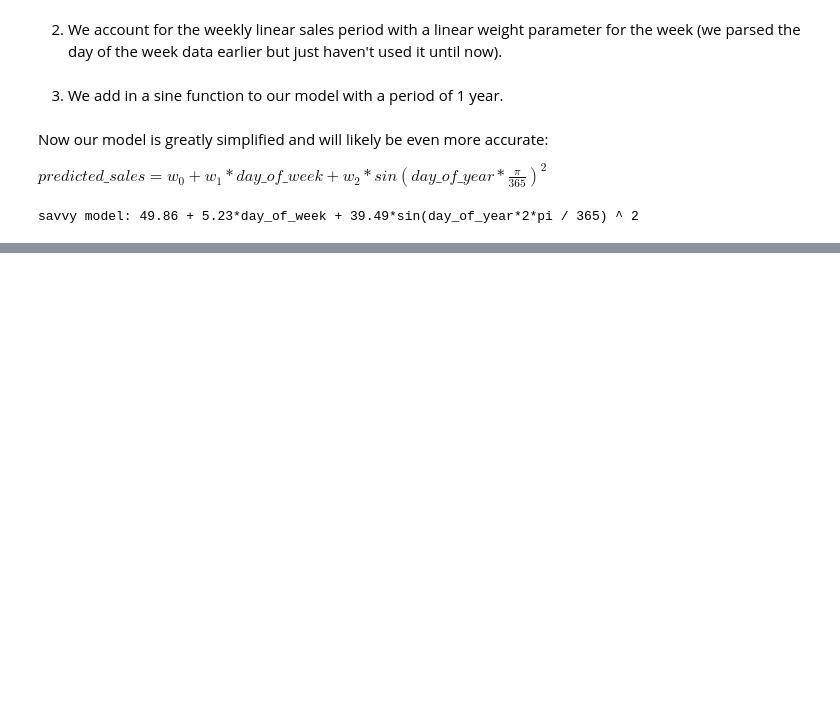
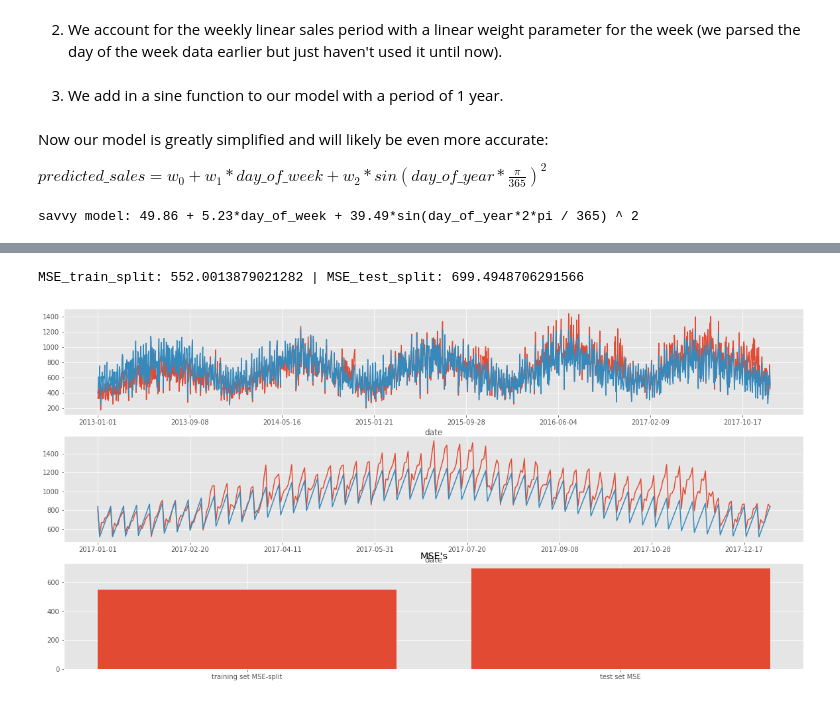
Before and after one commit to sh-biswas/demand-forecasting_Cogs109Final, a Jupyter notebook: Report.ipynb, the cells around one changed output, grey strips where cells are left out. Cells and saved outputs as stored; diff of their text form; code cells hidden in the pictures; blank space fills up the shorter version.

```diff
--- a/Report.ipynb
+++ b/Report.ipynb
@@ -377,0 +400,23 @@ MSE_train: 505.37257973988847 | MSE_test: 769.2404264098831
+# %%
+# plot the data
+fig, axs = plt.subplots(3,1, figsize=(20,10))
+train_split.groupby('date').sum()['sales'].plot(x='date', y='sales', ax=axs[0])
+test.groupby('date').sum()['sales'].plot(x='date', y='sales', ax=axs[1])
+
+## plot the model over data
+modelYtrain_split = w[0] + w[1]*train_split['day_of_week'].values + w[2]*(np.sin(train_split['day_of_year'] * np.pi / 365) ** 2)
+modelYtest_split_new = w[0] + w[1]*test['day_of_week'].values + w[2]*(np.sin(test['day_of_year'] * np.pi / 365) ** 2)
+train_split['savvy model'] = modelYtrain_split; test['savvy model-new'] = modelYtest_split_new;
+train_split.groupby('date').sum()['savvy model'].plot(x='date', y='savvy model', ax=axs[0])
+test.groupby('date').sum()['savvy model-new'].plot(x='date', y='savvy model-new', ax=axs[1])
+
+# plot MSE on train and test for model
+MSE_train_split = np.mean((train_split['sales'].values - modelYtrain_split)**2)
+MSE_test_split_new = np.mean((test['sales'].values - modelYtest_split_new)**2)
+axs[2].bar(['training set MSE-split', 'test set MSE'], [MSE_train_split, MSE_test_split])
+axs[2].set_title("MSE's")
+fig.show()
+print(f"MSE_train_split: {MSE_train_split} | MSE_test_split: {MSE_test_split_new}")
+# %% [output]
+MSE_train_split: 552.0013879021282 | MSE_test_split: 699.4948706291566
+[figure, added]
```
Also changed, not shown: parts of 16 cells of this notebook.
